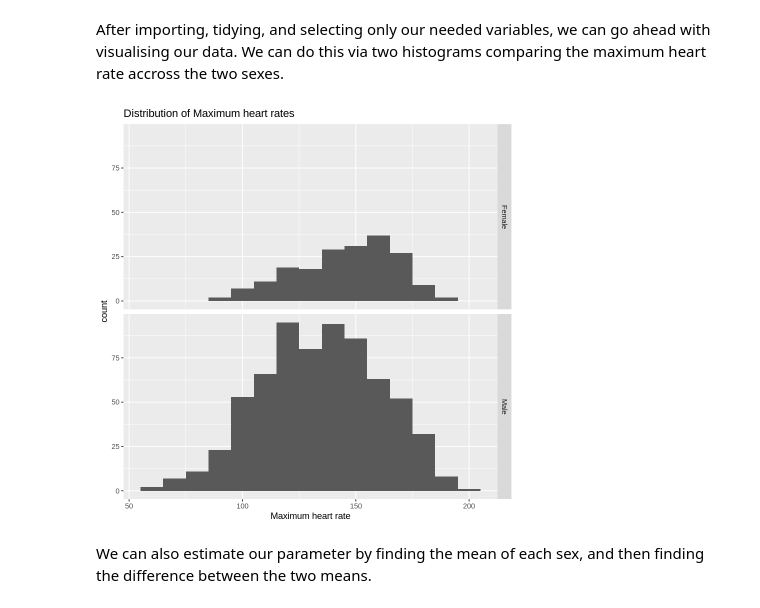
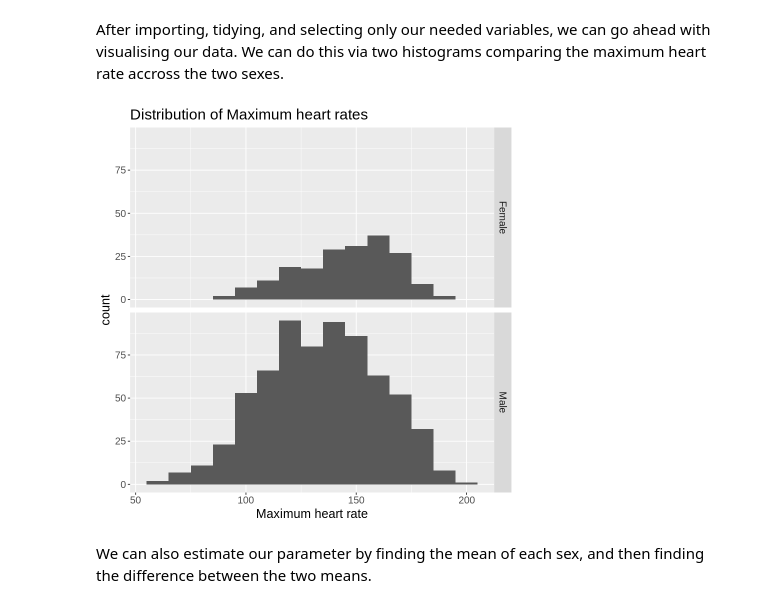
Before and after one commit to glenren/stat_201_group_47, a Jupyter notebook: project_proposal.ipynb, the cells around one changed output. Drawn from its saved outputs; the diff is of its cells as text; code cells hidden in the pictures.

```diff
--- a/project_proposal.ipynb
+++ b/project_proposal.ipynb
@@ -64,13 +64,14 @@ After importing, tidying, and selecting only our needed variables, we can go ahe
 # %%
 max_heart_rate_plot <- data %>%
                         ggplot() +
                         geom_histogram(aes(x = max_heart_rate), binwidth = 10) +
                         ggtitle("Distribution of Maximum heart rates") +
                         facet_grid(sex ~ .) +
-                        xlab("Maximum heart rate")
+                        xlab("Maximum heart rate") +
+                        theme(text = element_text(size = 15))
 max_heart_rate_plot
 # %% [output]
-[figure, old version]
+[figure, new version]
 # %% [markdown]
 We can also estimate our parameter by finding the mean of each sex, and then finding the difference between the two means.
 # %%
```
Also changed, not shown: parts of 2 cells of this notebook.
